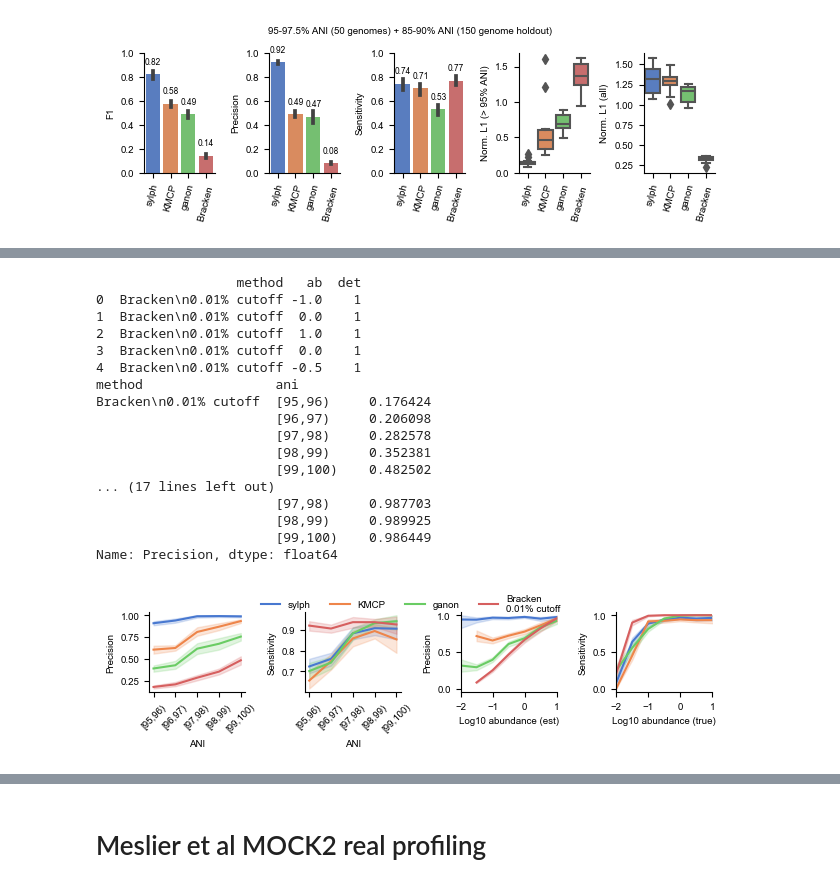
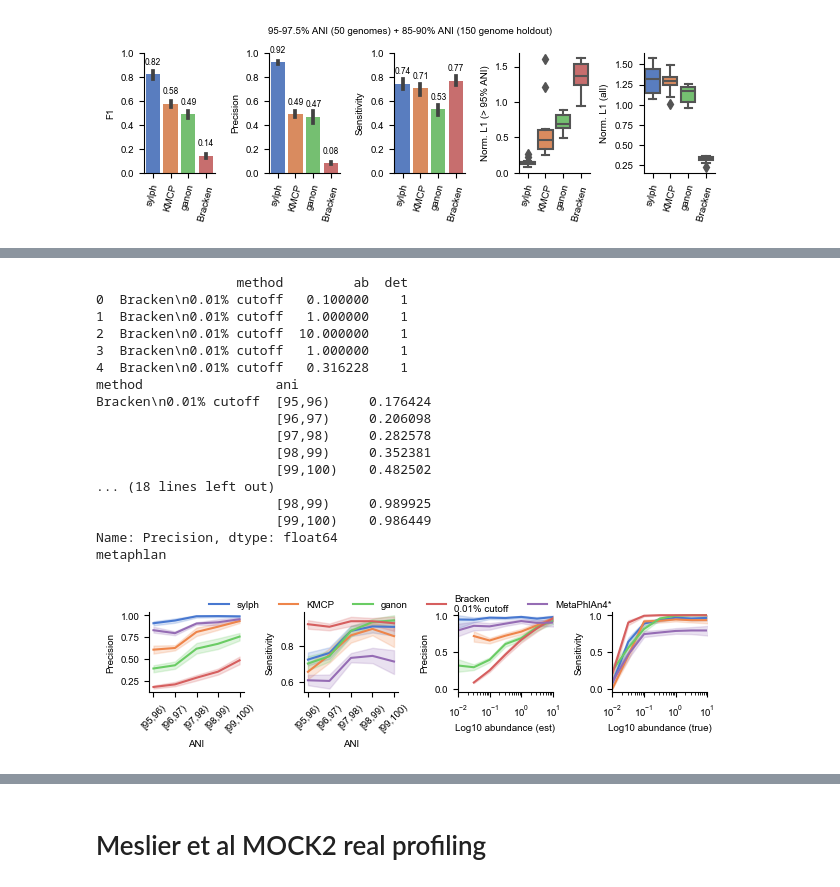
Before and after one commit to bluenote-1577/sylph-test, a Jupyter notebook: profile_analysis.ipynb, the cells around one changed output, grey strips where cells are left out. Drawn from its saved outputs; the diff is of its cells as text; code cells hidden in the pictures.

```diff
--- a/profile_analysis.ipynb
+++ b/profile_analysis.ipynb
@@ -770,7 +782,7 @@ for (i,diff) in enumerate(anis):
              f'/mnt/disks/1tb/simulation_reads/kmcp_out_strat/strat/species{diff}_{it}.kmcp.profile',
              f'/mnt/disks/1tb/simulation_reads/ganon_out_strat/strat/species{diff}_{it}.ganon.tre',
             f'/mnt/disks/1tb/simulation_reads/kraken_out_strat/strat/species{diff}_{it}_bracken_species.kreport',
-        #    f'/mnt/disks/1tb/simulation_reads/metaphlan_out_strat/strat/species{diff}_{it}.metaphlan.gtdb',
+            f'/mnt/disks/1tb/simulation_reads/metaphlan_out_strat/strat/species{diff}_{it}.metaphlan.gtdb',
               ]
 
         truth_data = truth_strat(files[1], spec_to_metadata,ref_to_spec)
@@ -847,7 +859,7 @@ from collections import defaultdict
 p = sns.color_palette("muted")
 import warnings
 warnings.filterwarnings('ignore')
-
+import matplotlib
 #df.apply(lambda x: np.round(np.log(x['detect'][0]) * 2)/2, axis=1)
 detects = defaultdict(list)
 senses = defaultdict(list)
@@ -861,7 +873,7 @@ det_95 = []
 det_99 = []
 det = []
 sense = []
-ordered_labels = ['sylph',  'KMCP', 'ganon','Bracken\n0.01% cutoff']#, 'MetaPhlAn4*']
+ordered_labels = ['sylph',  'KMCP', 'ganon','Bracken\n0.01% cutoff', 'MetaPhlAn4*']
 
 for method, d in detects.items():
     for res in d:
@@ -887,6 +899,9 @@ df_det_99 = pd.DataFrame(det_99)
 df_det = pd.DataFrame(det)
 df_sense = pd.DataFrame(sense)
 
+df_det['ab'] = df_det['ab'].apply(lambda x: 10**x)
+df_sense['ab'] = df_sense['ab'].apply(lambda x: 10**x)
+
 print(df_sense.head())
 fig, axes = plt.subplots(1, 4, figsize=(16*cm, 4*cm), sharey=False)
 g = sns.lineplot(x='ani',y='Precision',data=df,hue='method',ax=axes[0], palette = p,hue_order=ordered_labels)
@@ -900,46 +915,52 @@ print(df.groupby(['method','ani'])['Precision'].mean())
 
 for l,ax in enumerate(axes):
     ax.legend([],[], frameon=False)
     if l < 2:
         ax.tick_params(axis='x', rotation=45)
     ax.set_xlabel("ANI")
     sns.despine(ax=ax)
 axes[2].set_xlabel("Log10 abundance (est)")
 axes[2].set_ylabel("Precision")
-axes[2].set_xlim([-2,1])
+axes[2].set_xscale('log')
+axes[2].set_xlim([0.01,10])
 axes[3].set_xlabel("Log10 abundance (true)")
 axes[3].set_ylabel("Sensitivity")
-axes[3].set_xlim([-2,1])
+axes[3].set_xscale('log')
+#axes[2].get_xaxis().set_major_formatter(matplotlib.ticker.ScalarFormatter())
+#axes[3].get_xaxis().set_major_formatter(matplotlib.ticker.ScalarFormatter())
+axes[3].set_xlim([0.01,10])
+
 handles, labels = axes[0].get_legend_handles_labels()
 fig.legend(handles, labels, loc='upper center', ncol=5, frameon=False,bbox_to_anchor=(0.5,1.1))
-if 'Meta' in ordered_labels:
-    plt.savefig("supp_figures/supp-strat_plot_metaphlan.svg")
+if 'MetaPhlAn4*' in ordered_labels:
+    print('metaphlan')
+    plt.savefig("supp_figs/supp-strat_plot_metaphlan.svg")
 else:
     plt.savefig("figures/f2-stratified_plots.svg")
 
 #plt.show()
 #plt.figure(figsize=(3,3))
 #sns.lineplot(x ='ab', y = 'det', data = df_det_95,  hue='method', hue_order=ordered_labels)
 #sns.lineplot(x ='ab', y = 'det', data = df_det_99,  hue='method', hue_order=ordered_labels)
 # %% [output]
-                  method   ab  det
-0  Bracken\n0.01% cutoff -1.0    1
-1  Bracken\n0.01% cutoff  0.0    1
-2  Bracken\n0.01% cutoff  1.0    1
-3  Bracken\n0.01% cutoff  0.0    1
-4  Bracken\n0.01% cutoff -0.5    1
+                  method         ab  det
+0  Bracken\n0.01% cutoff   0.100000    1
+1  Bracken\n0.01% cutoff   1.000000    1
+2  Bracken\n0.01% cutoff  10.000000    1
+3  Bracken\n0.01% cutoff   1.000000    1
+4  Bracken\n0.01% cutoff   0.316228    1
 method                 ani
 Bracken\n0.01% cutoff  [95,96)     0.176424
                        [96,97)     0.206098
                        [97,98)     0.282578
                        [98,99)     0.352381
                        [99,100)    0.482502
-... (17 lines left out)
-                       [97,98)     0.987703
+... (18 lines left out)
                        [98,99)     0.989925
                        [99,100)    0.986449
 Name: Precision, dtype: float64
+metaphlan
-[figure, old version]
+[figure, new version]
 # %%
 sylph_cami = pd.read_csv("sylph_opal/by_tool/sylph.profile.tsv",sep='\t')
 bracken_cami = pd.read_csv("rerun_opal/by_tool/marmgCAMI2_short_read_sample_0-9.bracken_2.2.profile.tsv",sep='\t')
```
Also changed, not shown: parts of 3 cells of this notebook, 11 other files.
